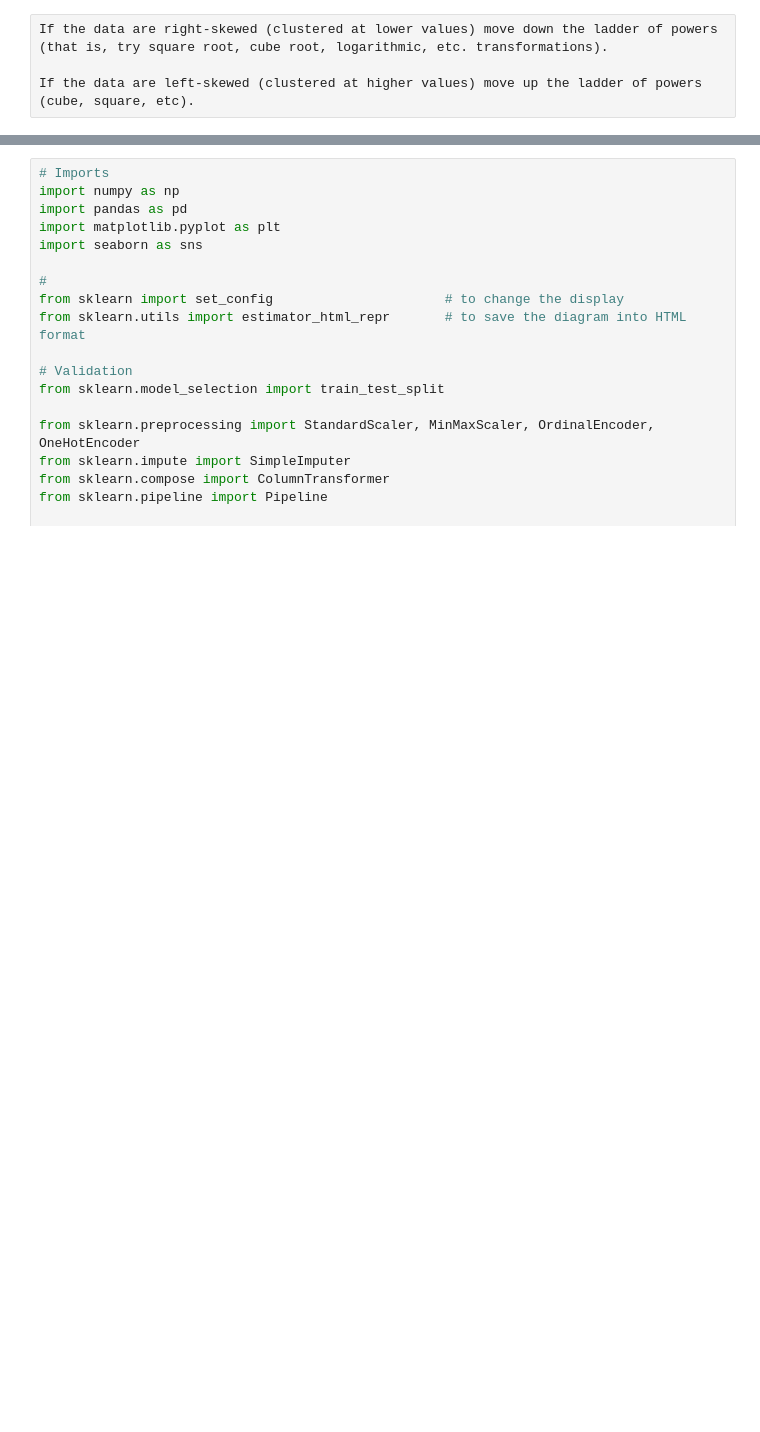
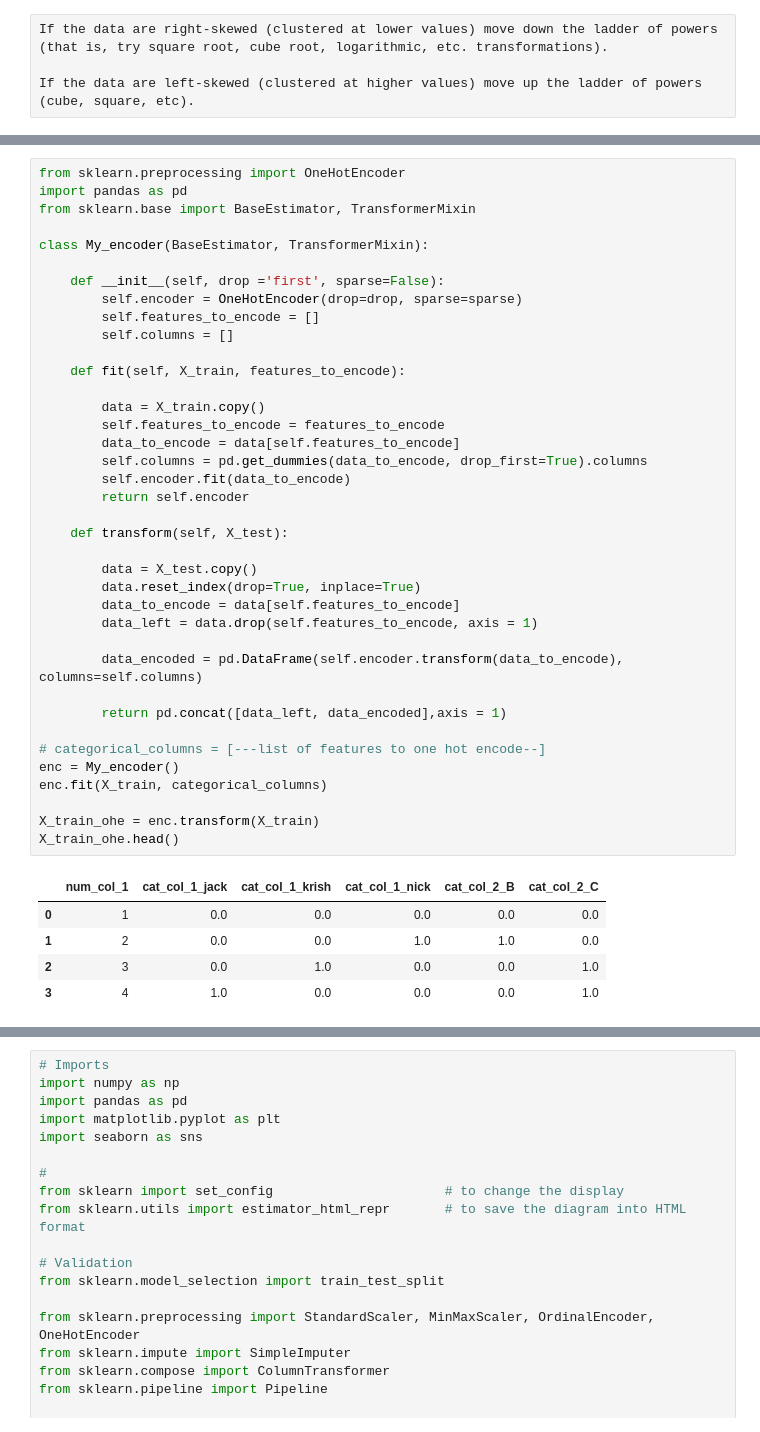
Before and after one commit to dilipalbert-datascientist/traditional-machine-learning, a Jupyter notebook: notebooks/ml_classification_regression/5-Data-Preprocessing-Cleaning-Pipeline.ipynb, the cells around one changed output, grey strips where cells are left out. Cells and saved outputs as stored; diff of their text form; blank space fills up the shorter version.

```diff
--- a/notebooks/ml_classification_regression/5-Data-Preprocessing-Cleaning-Pipeline.ipynb
+++ b/notebooks/ml_classification_regression/5-Data-Preprocessing-Cleaning-Pipeline.ipynb
@@ -255,0 +370,44 @@ def CODE
+# %%
+from sklearn.preprocessing import OneHotEncoder
+import pandas as pd
+from sklearn.base import BaseEstimator, TransformerMixin
+
+class My_encoder(BaseEstimator, TransformerMixin):
+
+    def __init__(self, drop ='first', sparse=False):
+        self.encoder = OneHotEncoder(drop=drop, sparse=sparse)
+        self.features_to_encode = []
+        self.columns = []
+
+    def fit(self, X_train, features_to_encode):
+
+        data = X_train.copy()
+        self.features_to_encode = features_to_encode
+        data_to_encode = data[self.features_to_encode]
+        self.columns = pd.get_dummies(data_to_encode, drop_first=True).columns
+        self.encoder.fit(data_to_encode)
+        return self.encoder
+
+    def transform(self, X_test):
+
+        data = X_test.copy()
+        data.reset_index(drop=True, inplace=True)
+        data_to_encode = data[self.features_to_encode]
+        data_left = data.drop(self.features_to_encode, axis = 1)
+
+        data_encoded = pd.DataFrame(self.encoder.transform(data_to_encode), columns=self.columns)
+
+        return pd.concat([data_left, data_encoded],axis = 1)
+
+# categorical_columns = [---list of features to one hot encode--]
+enc = My_encoder()
+enc.fit(X_train, categorical_columns)
+
+X_train_ohe = enc.transform(X_train)
+X_train_ohe.head()
+# %% [output]
+|  | num_col_1 | cat_col_1_jack | cat_col_1_krish | cat_col_1_nick | cat_col_2_B | cat_col_2_C |
+| 0 | 1 | 0.0 | 0.0 | 0.0 | 0.0 | 0.0 |
+| 1 | 2 | 0.0 | 0.0 | 1.0 | 1.0 | 0.0 |
+| 2 | 3 | 0.0 | 1.0 | 0.0 | 0.0 | 1.0 |
+| 3 | 4 | 1.0 | 0.0 | 0.0 | 0.0 | 1.0 |
```
Also changed, not shown: parts of 50 cells of this notebook.
